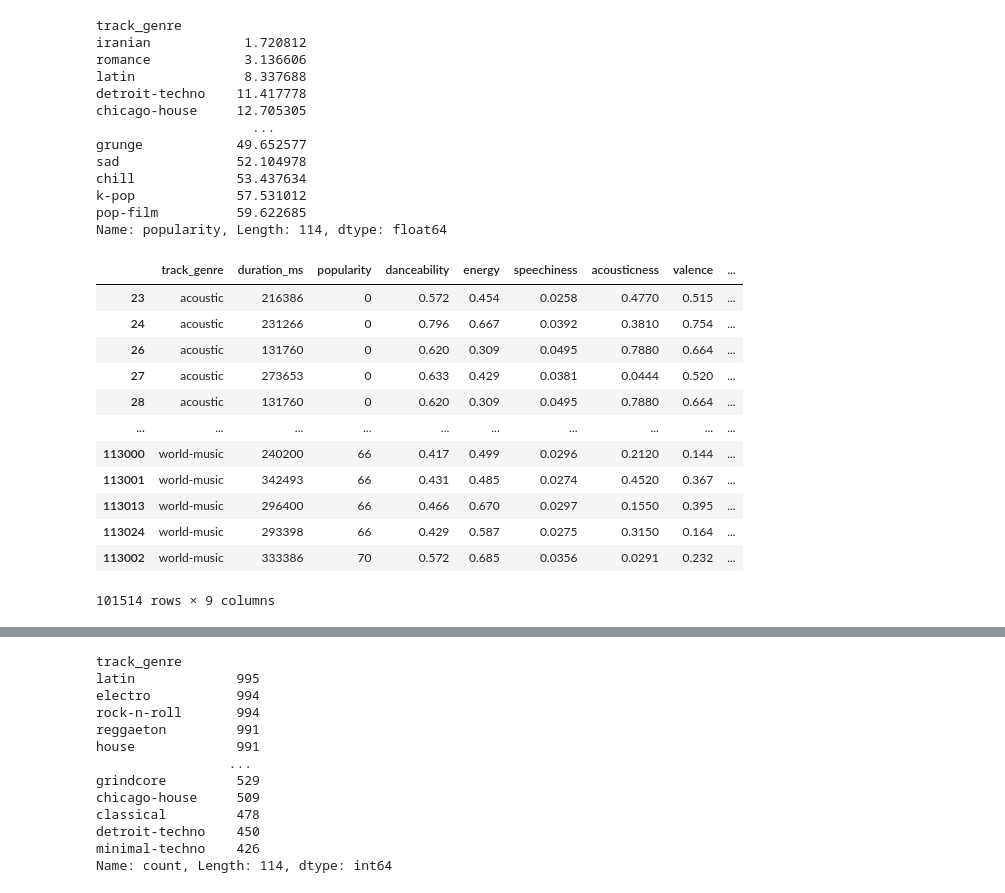
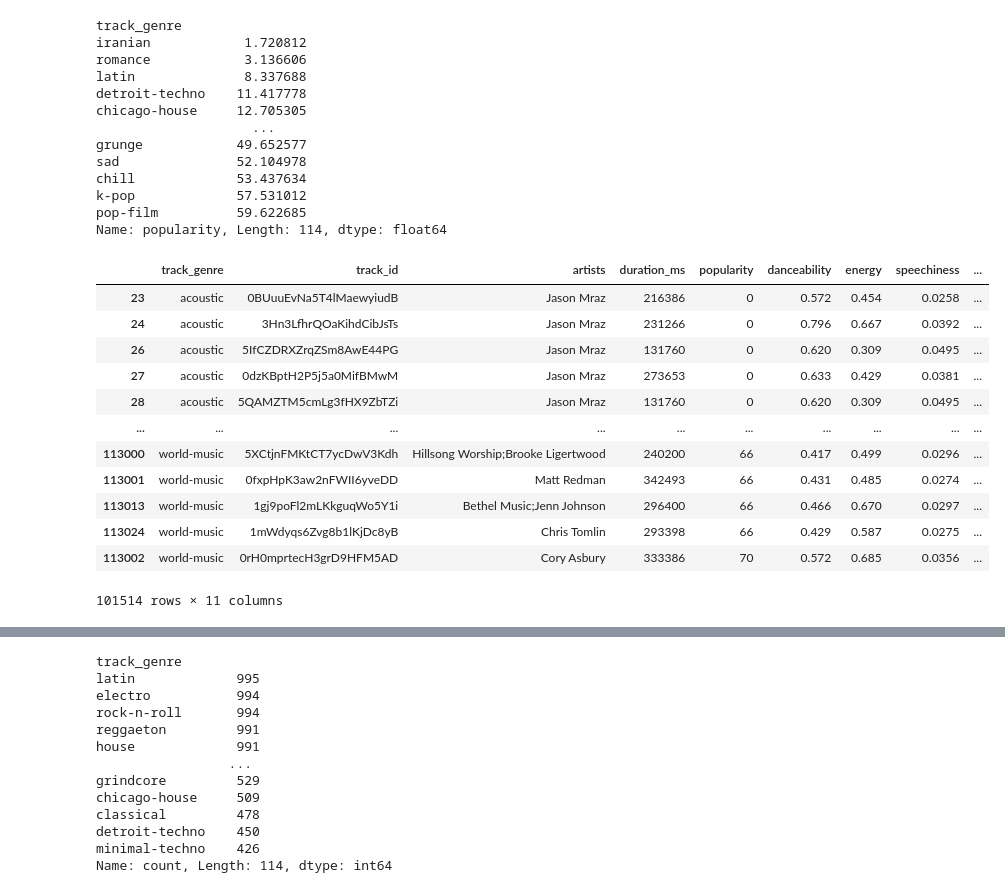
Before and after one commit to VadimSteshkov/spotify-api-data-engineering, a Jupyter notebook: notebooks/track_property_dependencie.ipynb, the cells around one changed output, grey strips where cells are left out. Cells and saved outputs as stored; diff of their text form; code cells hidden in the pictures.

```diff
--- a/notebooks/track_property_dependencie.ipynb
+++ b/notebooks/track_property_dependencie.ipynb
@@ -92,19 +93,19 @@ k-pop             57.531012
 pop-film          59.622685
 Name: popularity, Length: 114, dtype: float64
 # %%
-df_genre_prop = pd.DataFrame(df_new, columns=["track_genre","duration_ms", "popularity","danceability", "energy", "speechiness","acousticness","valence","tempo"]).sort_values(by=["track_genre","popularity"])
-df_genre_prop
+df_sub = pd.DataFrame(df_new, columns=["track_genre", "track_id", "artists","duration_ms", "popularity","danceability", "energy", "speechiness","acousticness","valence","tempo"]).sort_values(by=["track_genre","popularity"])
+df_sub
 # %% [output]
-|  | track_genre | duration_ms | popularity | danceability | energy | speechiness | acousticness | valence | ... |
-| 23 | acoustic | 216386 | 0 | 0.572 | 0.454 | 0.0258 | 0.4770 | 0.515 | ... |
-| 24 | acoustic | 231266 | 0 | 0.796 | 0.667 | 0.0392 | 0.3810 | 0.754 | ... |
-| 26 | acoustic | 131760 | 0 | 0.620 | 0.309 | 0.0495 | 0.7880 | 0.664 | ... |
-| 27 | acoustic | 273653 | 0 | 0.633 | 0.429 | 0.0381 | 0.0444 | 0.520 | ... |
-| 28 | acoustic | 131760 | 0 | 0.620 | 0.309 | 0.0495 | 0.7880 | 0.664 | ... |
+|  | track_genre | track_id | artists | duration_ms | popularity | danceability | energy | speechiness | ... |
+| 23 | acoustic | 0BUuuEvNa5T4lMaewyiudB | Jason Mraz | 216386 | 0 | 0.572 | 0.454 | 0.0258 | ... |
+| 24 | acoustic | 3Hn3LfhrQOaKihdCibJsTs | Jason Mraz | 231266 | 0 | 0.796 | 0.667 | 0.0392 | ... |
+| 26 | acoustic | 5IfCZDRXZrqZSm8AwE44PG | Jason Mraz | 131760 | 0 | 0.620 | 0.309 | 0.0495 | ... |
+| 27 | acoustic | 0dzKBptH2P5j5a0MifBMwM | Jason Mraz | 273653 | 0 | 0.633 | 0.429 | 0.0381 | ... |
+| 28 | acoustic | 5QAMZTM5cmLg3fHX9ZbTZi | Jason Mraz | 131760 | 0 | 0.620 | 0.309 | 0.0495 | ... |
 | ... | ... | ... | ... | ... | ... | ... | ... | ... | ... |
-| 113000 | world-music | 240200 | 66 | 0.417 | 0.499 | 0.0296 | 0.2120 | 0.144 | ... |
-| 113001 | world-music | 342493 | 66 | 0.431 | 0.485 | 0.0274 | 0.4520 | 0.367 | ... |
-| 113013 | world-music | 296400 | 66 | 0.466 | 0.670 | 0.0297 | 0.1550 | 0.395 | ... |
-| 113024 | world-music | 293398 | 66 | 0.429 | 0.587 | 0.0275 | 0.3150 | 0.164 | ... |
-| 113002 | world-music | 333386 | 70 | 0.572 | 0.685 | 0.0356 | 0.0291 | 0.232 | ... |
+| 113000 | world-music | 5XCtjnFMKtCT7ycDwV3Kdh | Hillsong Worship;Brooke Ligertwood | 240200 | 66 | 0.417 | 0.499 | 0.0296 | ... |
+| 113001 | world-music | 0fxpHpK3aw2nFWII6yveDD | Matt Redman | 342493 | 66 | 0.431 | 0.485 | 0.0274 | ... |
+| 113013 | world-music | 1gj9poFl2mLKkguqWo5Y1i | Bethel Music;Jenn Johnson | 296400 | 66 | 0.466 | 0.670 | 0.0297 | ... |
+| 113024 | world-music | 1mWdyqs6Zvg8b1lKjDc8yB | Chris Tomlin | 293398 | 66 | 0.429 | 0.587 | 0.0275 | ... |
+| 113002 | world-music | 0rH0mprtecH3grD9HFM5AD | Cory Asbury | 333386 | 70 | 0.572 | 0.685 | 0.0356 | ... |
-101514 rows × 9 columns
+101514 rows × 11 columns
```
Also changed, not shown: parts of 19 cells of this notebook, 5 other files.
